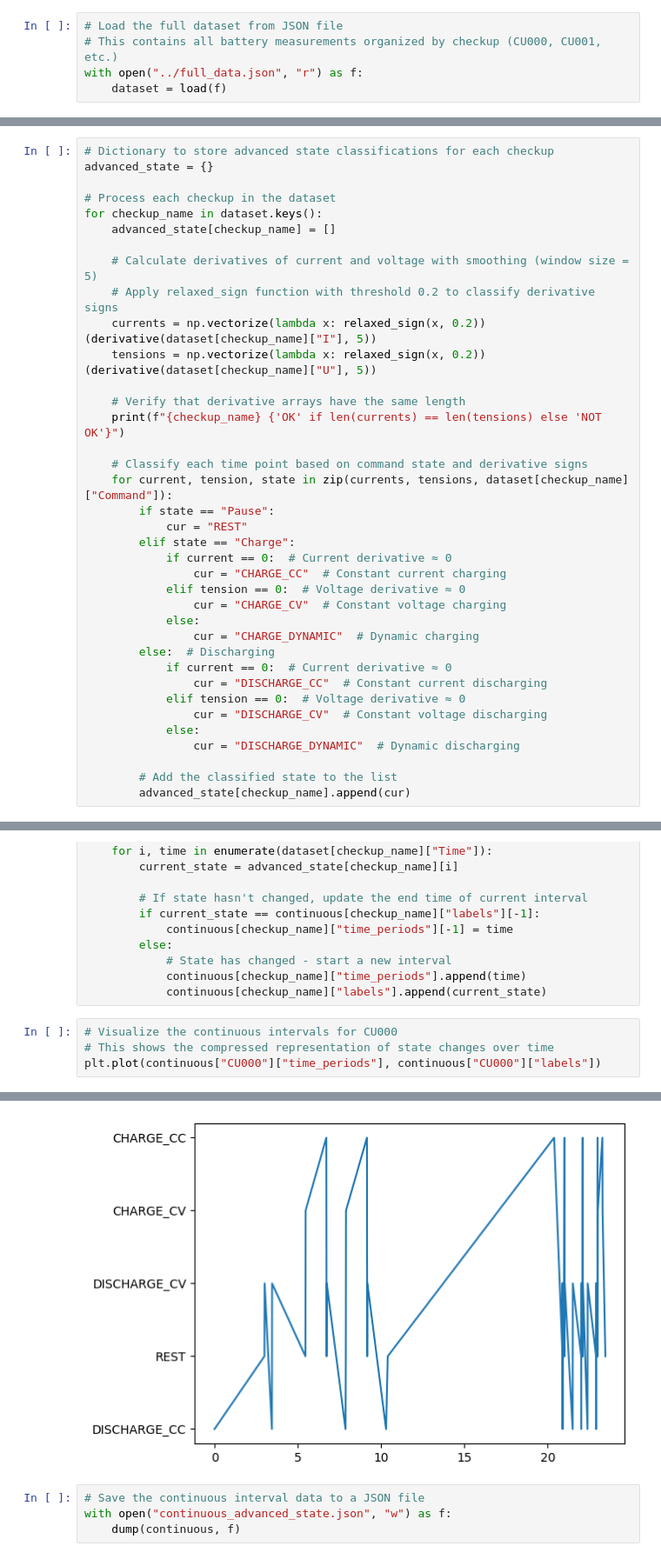
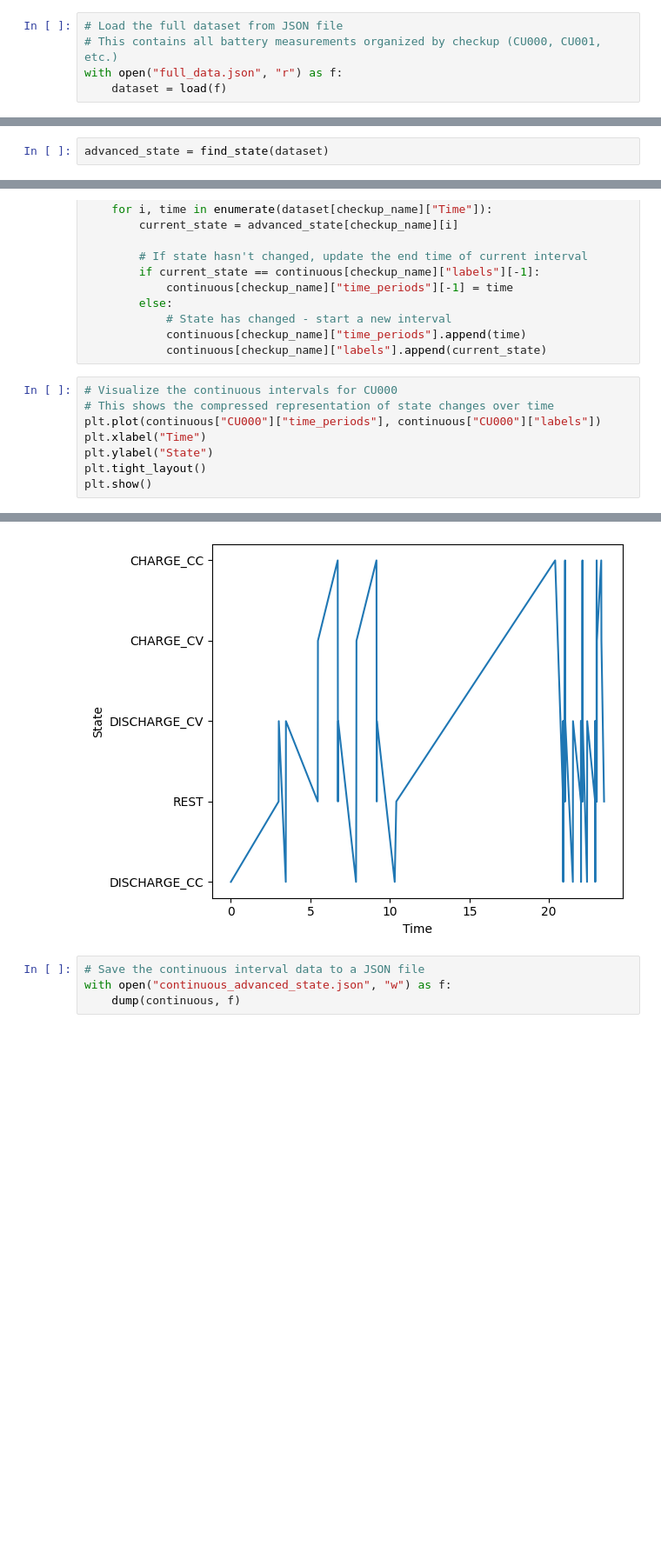
Before and after one commit to gsscala/star_dataset, a Jupyter notebook: generalized_cell_state_dataset5/advanced_cell_state/20250826-gss-add_fields.ipynb, the cells around one changed output, grey strips where cells are left out. Shown: that part at 87% size. Cells and saved outputs as stored; diff of their text form; blank space fills up the shorter version.

```diff
--- a/advanced_cell_state/20250826-gss-add_fields.ipynb
+++ b/generalized_cell_state_dataset5/advanced_cell_state/20250826-gss-add_fields.ipynb
@@ -21,7 +21,7 @@ Load the preprocessed battery data from the JSON file containing all checkup mea
 # %%
 # Load the full dataset from JSON file
 # This contains all battery measurements organized by checkup (CU000, CU001, etc.)
-with open("../full_data.json", "r") as f:
+with open("full_data.json", "r") as f:
     dataset = load(f)
 # %%
 # Display available checkup names in the dataset
@@ -42,42 +42,7 @@ Calculate derivatives of current (I) and voltage (U) to classify battery states
 - **DISCHARGE_CV**: Constant voltage discharging
 - **DISCHARGE_DYNAMIC**: Dynamic discharging
 # %%
-# Dictionary to store advanced state classifications for each checkup
-advanced_state = {}
-
-# Process each checkup in the dataset
-for checkup_name in dataset.keys():
-    advanced_state[checkup_name] = []
-
-    # Calculate derivatives of current and voltage with smoothing (window size = 5)
-    # Apply relaxed_sign function with threshold 0.2 to classify derivative signs
-    currents = np.vectorize(lambda x: relaxed_sign(x, 0.2))(derivative(dataset[checkup_name]["I"], 5))
-    tensions = np.vectorize(lambda x: relaxed_sign(x, 0.2))(derivative(dataset[checkup_name]["U"], 5))
-
-    # Verify that derivative arrays have the same length
-    print(f"{checkup_name} {'OK' if len(currents) == len(tensions) else 'NOT OK'}")
-
-    # Classify each time point based on command state and derivative signs
-    for current, tension, state in zip(currents, tensions, dataset[checkup_name]["Command"]):
-        if state == "Pause":
-            cur = "REST"
-        elif state == "Charge":
-            if current == 0:  # Current derivative ≈ 0
-                cur = "CHARGE_CC"  # Constant current charging
-            elif tension == 0:  # Voltage derivative ≈ 0
-                cur = "CHARGE_CV"  # Constant voltage charging
-            else:
-                cur = "CHARGE_DYNAMIC"  # Dynamic charging
-        else:  # Discharging
-            if current == 0:  # Current derivative ≈ 0
-                cur = "DISCHARGE_CC"  # Constant current discharging
-            elif tension == 0:  # Voltage derivative ≈ 0
-                cur = "DISCHARGE_CV"  # Constant voltage discharging
-            else:
-                cur = "DISCHARGE_DYNAMIC"  # Dynamic discharging
-
-        # Add the classified state to the list
-        advanced_state[checkup_name].append(cur)
+advanced_state = find_state(dataset)
 # %% [output]
 CU000 OK
 CU001 OK
@@ -132,4 +102,8 @@ for checkup_name in advanced_state:
 # Visualize the continuous intervals for CU000
 # This shows the compressed representation of state changes over time
 plt.plot(continuous["CU000"]["time_periods"], continuous["CU000"]["labels"])
+plt.xlabel("Time")
+plt.ylabel("State")
+plt.tight_layout()
+plt.show()
 # %% [output]
@@ -137,4 +110,4 @@ plt.plot(continuous["CU000"]["time_periods"], continuous["CU000"]["labels"])
-[figure, old version]
+[figure, new version]
 # %%
 # Save the continuous interval data to a JSON file
 with open("continuous_advanced_state.json", "w") as f:
```
Also changed, not shown: parts of 3 cells of this notebook, 2 other files.
